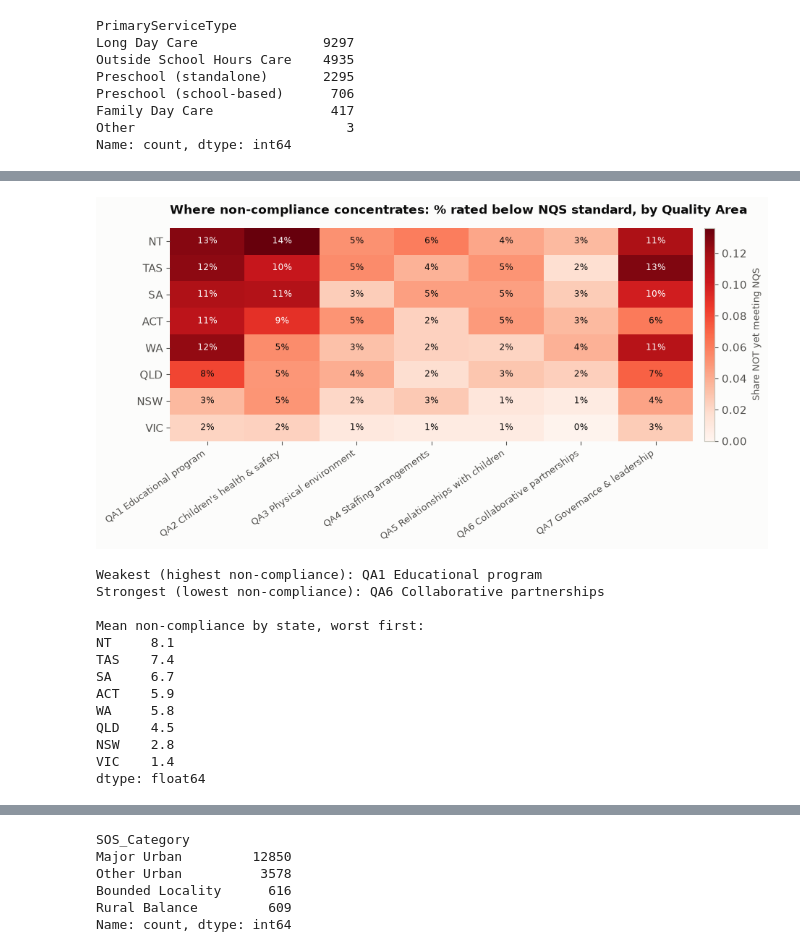
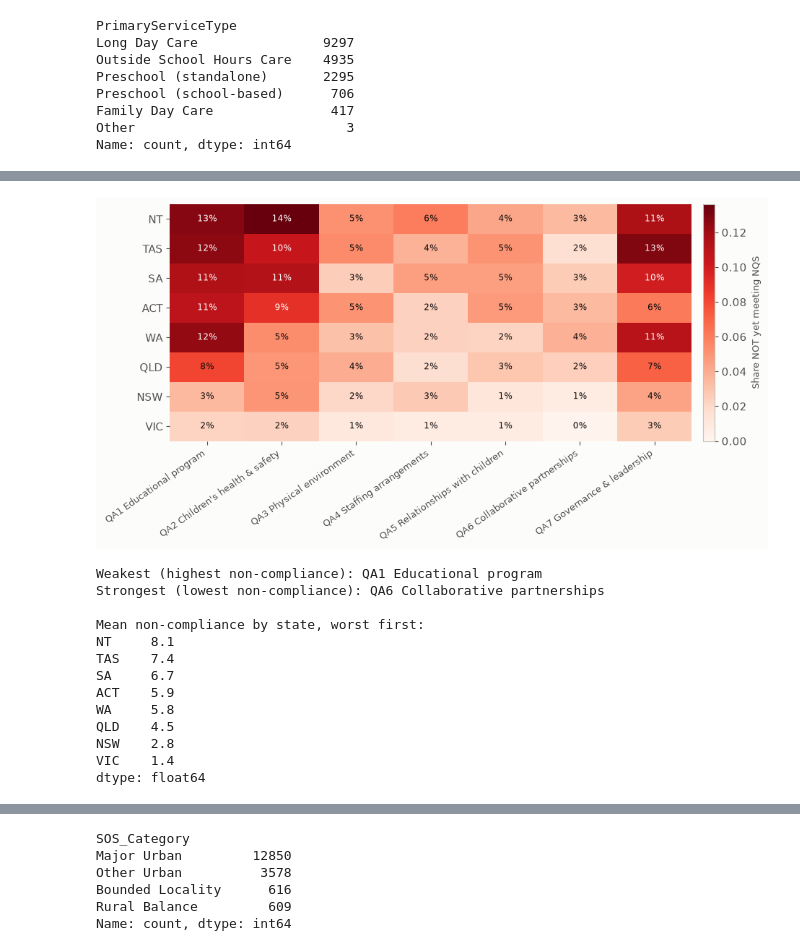
Before and after one commit to martvanhoorn2003-svg/Mart, a Jupyter notebook: ACECQA_Service_Quality_Analysis.ipynb, the cells around one changed output, grey strips where cells are left out. Drawn from its saved outputs; the diff is of its cells as text; code cells hidden in the pictures.

```diff
--- a/ACECQA_Service_Quality_Analysis.ipynb
+++ b/ACECQA_Service_Quality_Analysis.ipynb
@@ -382,36 +325,34 @@ for state, g in d3.groupby("State"):
         row[QUALITY_AREA_LABELS[col]] = s.isin(["Working Towards NQS", "Significant Improvement Required"]).mean() if len(s) else np.nan
     rows.append(pd.Series(row, name=state))
 heat = pd.DataFrame(rows)
 heat = heat.loc[heat.mean(axis=1).sort_values(ascending=False).index]  # worst (highest non-compliance) first
 
 fig, ax = plt.subplots(figsize=(9.5, 5))
 im = ax.imshow(heat.values, cmap="Reds", vmin=0, vmax=heat.values.max(), aspect="auto")
 ax.set_xticks(range(len(heat.columns))); ax.set_xticklabels(heat.columns, rotation=35, ha="right", fontsize=9)
 ax.set_yticks(range(len(heat.index))); ax.set_yticklabels(heat.index)
 for i in range(heat.shape[0]):
     for j in range(heat.shape[1]):
         v = heat.values[i, j]
         ax.text(j, i, f"{v:.0%}", ha="center", va="center", fontsize=8.5,
                 color="white" if v > heat.values.max() * 0.6 else INK_PRIMARY)
 for spine in ax.spines.values():
     spine.set_visible(False)
 cbar = fig.colorbar(im, ax=ax, fraction=0.035, pad=0.02)
 cbar.set_label("Share NOT yet meeting NQS", color=INK_SECONDARY, fontsize=9)
-ax.set_title("Where non-compliance concentrates: % rated below NQS standard, by Quality Area",
-             fontsize=12.5, fontweight="bold", color=INK_PRIMARY, loc="left", pad=14)
 fig.tight_layout()
 fig.savefig(FIG_DIR / "03_quality_area_heatmap.png", dpi=200)
 plt.show()
 
 summary["weakest_quality_area_nationally"] = heat.mean(axis=0).idxmax()  # highest non-compliance
 summary["strongest_quality_area_nationally"] = heat.mean(axis=0).idxmin()  # lowest non-compliance
 print("Weakest (highest non-compliance):", summary["weakest_quality_area_nationally"])
 print("Strongest (lowest non-compliance):", summary["strongest_quality_area_nationally"])
 print()
 print("Mean non-compliance by state, worst first:")
 print((heat.mean(axis=1) * 100).round(1))
 # %% [output]
-[figure, old version]
+[figure, new version]
 Weakest (highest non-compliance): QA1 Educational program
 Strongest (lowest non-compliance): QA6 Collaborative partnerships
 
```
Also changed, not shown: parts of 34 cells of this notebook.
